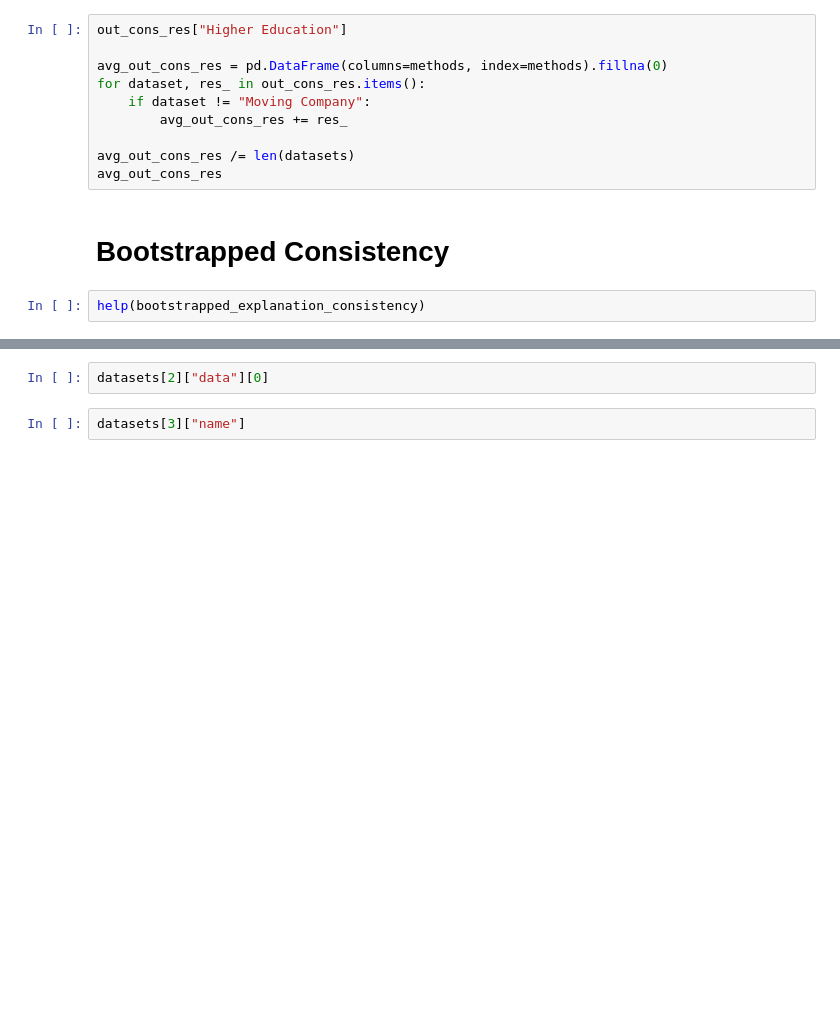
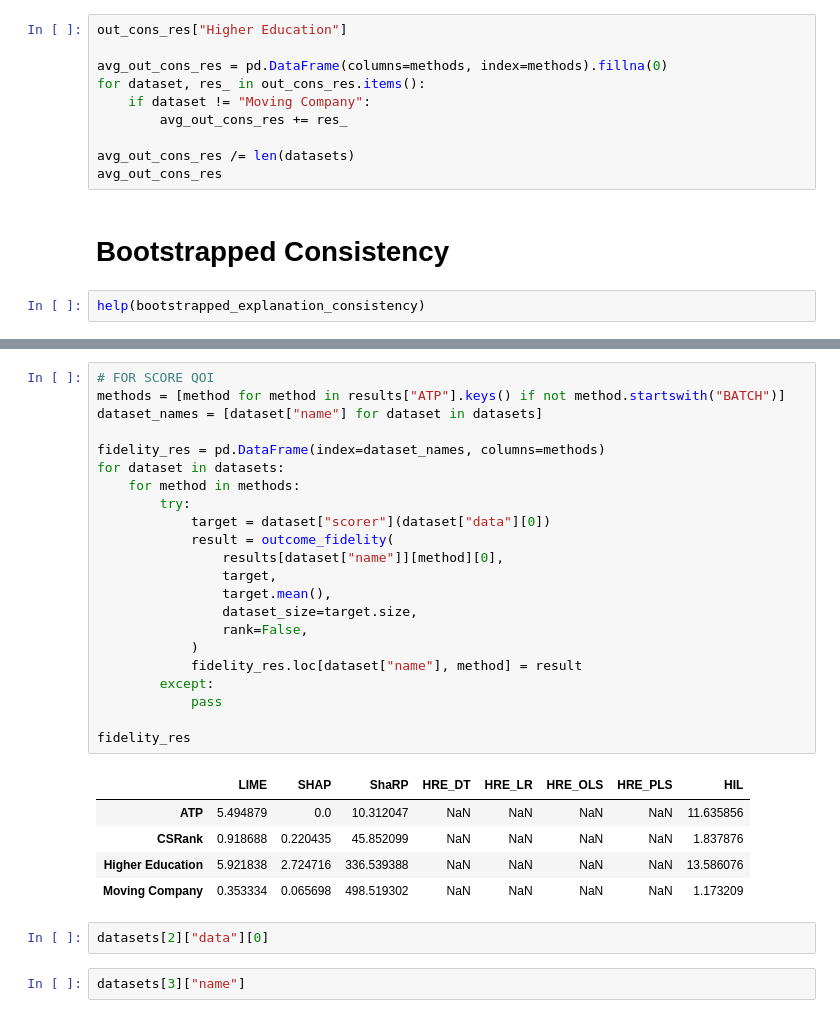
Before and after one commit to DataResponsibly/xAI-Ranking-Benchmark, a Jupyter notebook: notebooks/0.2-basic-experiment.ipynb, the cells around one changed output, grey strips where cells are left out. Drawn from its saved outputs; the diff is of its cells as text; blank space fills up the shorter version.

```diff
--- a/notebooks/0.2-basic-experiment.ipynb
+++ b/notebooks/0.2-basic-experiment.ipynb
@@ -372,3 +453,31 @@ pd.DataFrame(boot_cons_res).round(5)
+# %%
+# FOR SCORE QOI
+methods = [method for method in results["ATP"].keys() if not method.startswith("BATCH")]
+dataset_names = [dataset["name"] for dataset in datasets]
+
+fidelity_res = pd.DataFrame(index=dataset_names, columns=methods)
+for dataset in datasets:
+    for method in methods:
+        try:
+            target = dataset["scorer"](dataset["data"][0])
+            result = outcome_fidelity(
+                results[dataset["name"]][method][0],
+                target,
+                target.mean(),
+                dataset_size=target.size,
+                rank=False,
+            )
+            fidelity_res.loc[dataset["name"], method] = result
+        except:
+            pass
+
+fidelity_res
+# %% [output]
+|  | LIME | SHAP | ShaRP | HRE_DT | HRE_LR | HRE_OLS | HRE_PLS | HIL |
+| ATP | 5.494879 | 0.0 | 10.312047 | NaN | NaN | NaN | NaN | 11.635856 |
+| CSRank | 0.918688 | 0.220435 | 45.852099 | NaN | NaN | NaN | NaN | 1.837876 |
+| Higher Education | 5.921838 | 2.724716 | 336.539388 | NaN | NaN | NaN | NaN | 13.586076 |
+| Moving Company | 0.353334 | 0.065698 | 498.519302 | NaN | NaN | NaN | NaN | 1.173209 |
 # %%
 datasets[2]["data"][0]
 # %%
```
Also changed, not shown: parts of 18 cells of this notebook, 9 other files.
